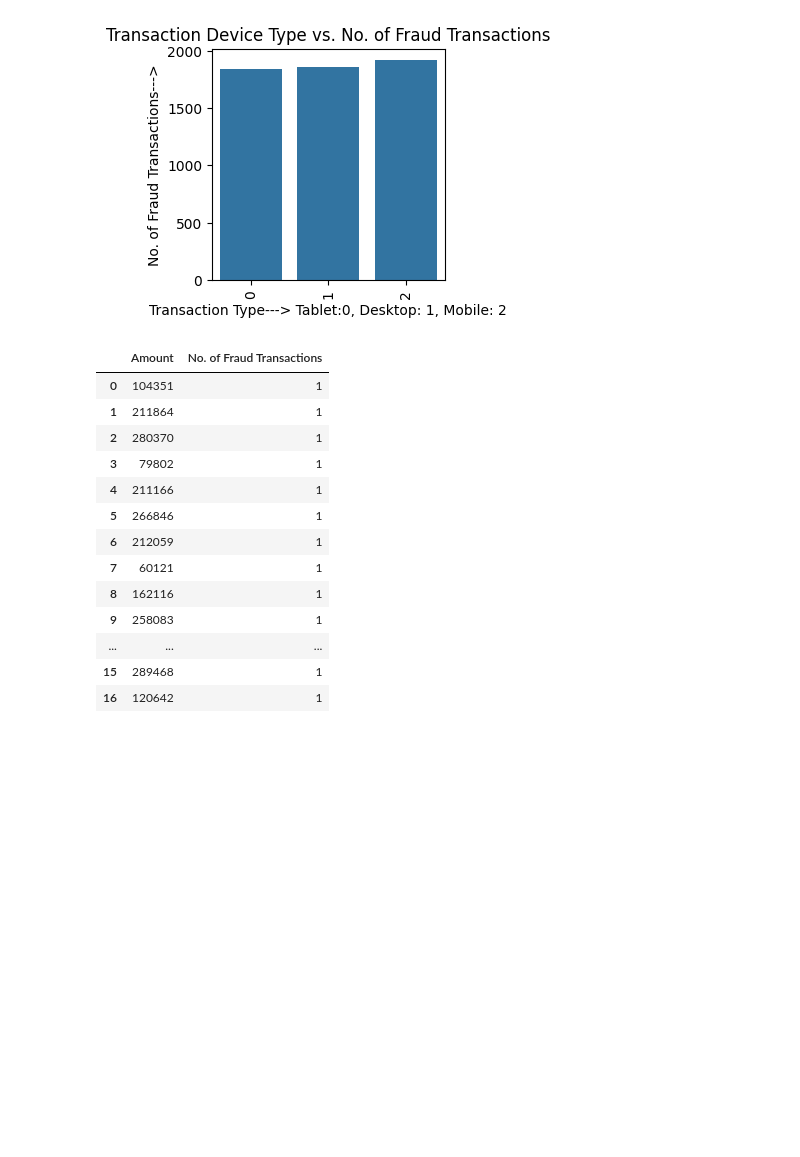
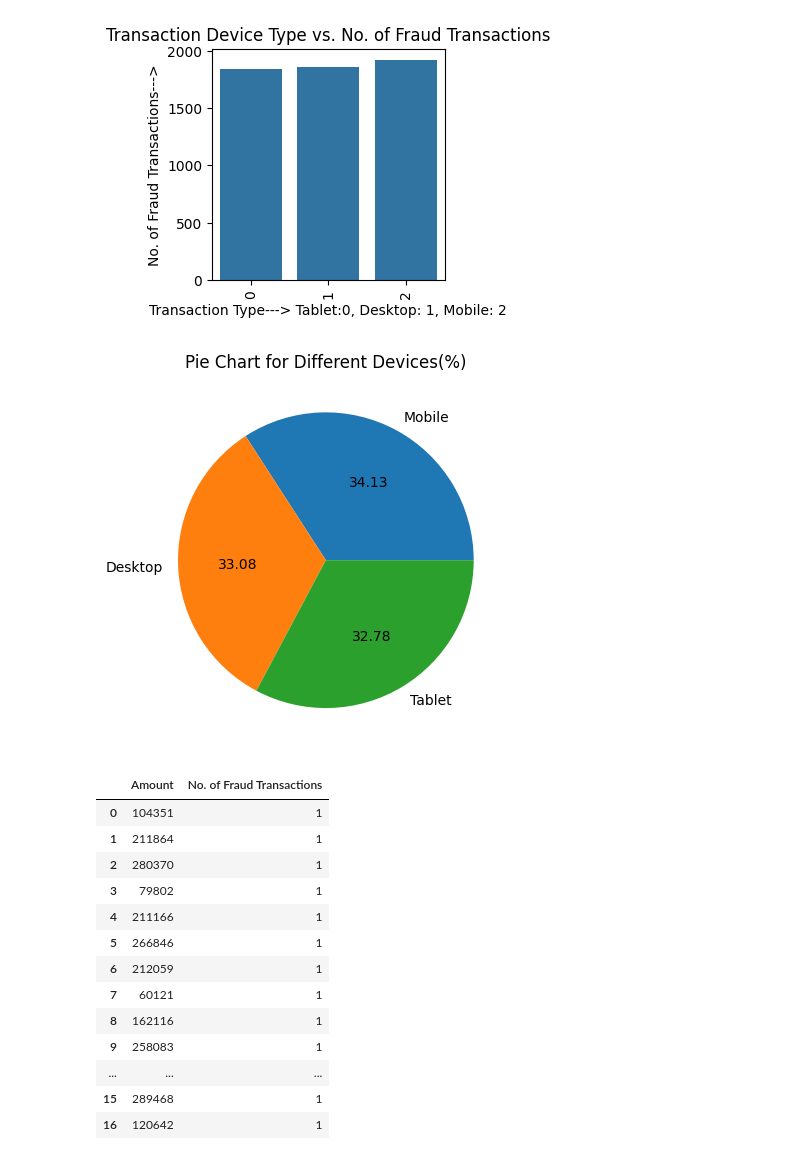
Before and after one commit to SagVK04/UPISafe_flask_2, a Jupyter notebook: Fraud_Detect_Final.ipynb, the cells around one changed output. Saved outputs shown, nothing was run; the diff lists cells and outputs as text; code cells hidden in the pictures; blank space fills up the shorter version.

```diff
--- a/Fraud_Detect_Final.ipynb
+++ b/Fraud_Detect_Final.ipynb
@@ -516,6 +530,13 @@ plt.xticks(rotation='vertical')
 plt.show()
 # %% [output]
 [figure]
+# %%
+x = df[df['is_fraud']==1]['device_type'].value_counts()
+plt.pie(x, labels=["Mobile", "Desktop", "Tablet"], autopct="%0.2f")
+plt.title("Pie Chart for Different Devices(%)")
+plt.show()
+# %% [output]
+[figure, added]
 # %%
 top_amount_fraud=(
     sample_df_Fraud['amount'].
```
Also changed, not shown: parts of 3 cells of this notebook, 1 other file.
